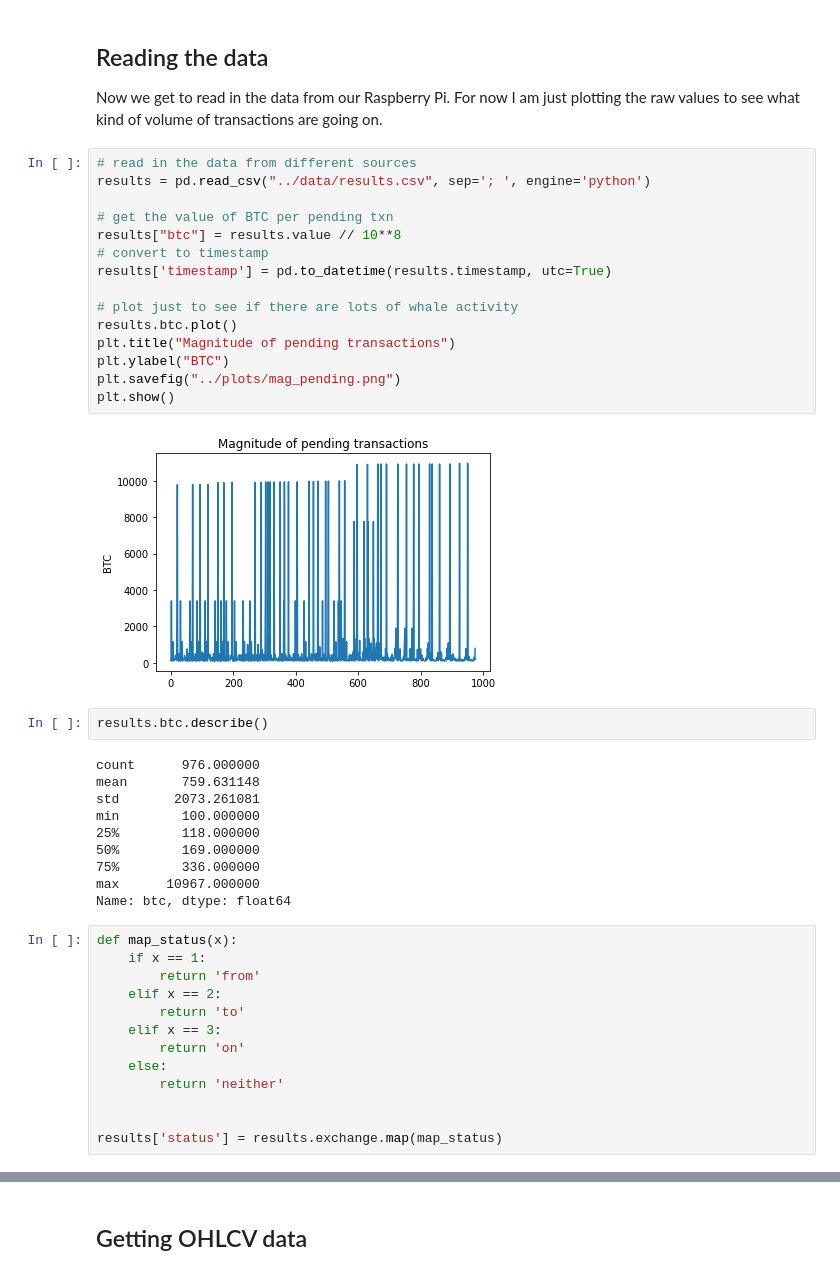
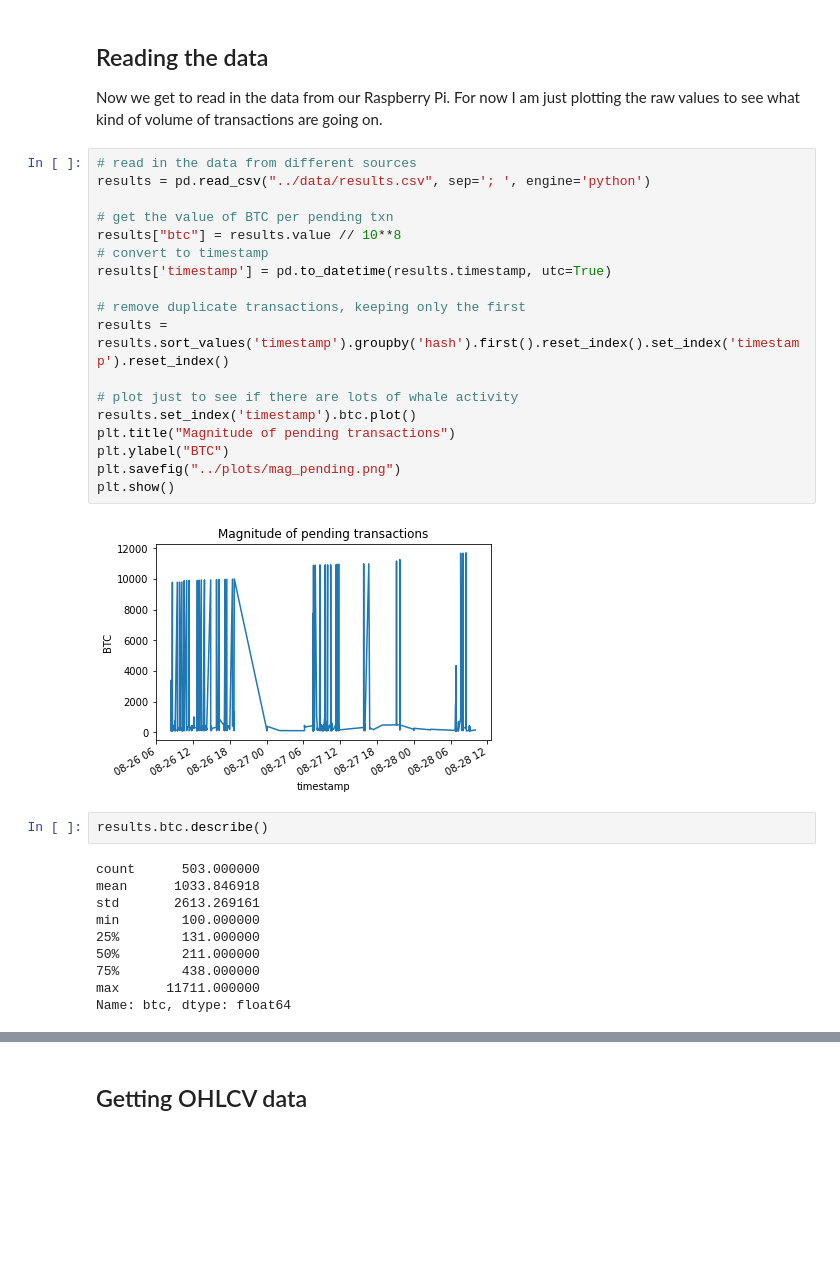
Before and after one commit to amberdata/evan-blog-posts, a Jupyter notebook: txn-mempool/notebooks/1.0-ea-analysis.ipynb, the cells around one changed output, grey strips where cells are left out. Cells and saved outputs as stored; diff of their text form; blank space fills up the shorter version.

```diff
--- a/txn-mempool/notebooks/1.0-ea-analysis.ipynb
+++ b/txn-mempool/notebooks/1.0-ea-analysis.ipynb
@@ -52,42 +52,32 @@ Now we get to read in the data from our Raspberry Pi. For now I am just plotting
 # %%
 # read in the data from different sources
 results = pd.read_csv("../data/results.csv", sep='; ', engine='python')
 
 # get the value of BTC per pending txn
 results["btc"] = results.value // 10**8
 # convert to timestamp
 results['timestamp'] = pd.to_datetime(results.timestamp, utc=True)
 
+# remove duplicate transactions, keeping only the first
+results = results.sort_values('timestamp').groupby('hash').first().reset_index().set_index('timestamp').reset_index()
+
 # plot just to see if there are lots of whale activity
-results.btc.plot()
+results.set_index('timestamp').btc.plot()
 plt.title("Magnitude of pending transactions")
 plt.ylabel("BTC")
 plt.savefig("../plots/mag_pending.png")
 plt.show()
 # %% [output]
-[figure, old version]
+[figure, new version]
 # %%
 results.btc.describe()
 # %% [output]
-count      976.000000
-mean       759.631148
-std       2073.261081
+count      503.000000
+mean      1033.846918
+std       2613.269161
 min        100.000000
-25%        118.000000
-50%        169.000000
-75%        336.000000
-max      10967.000000
+25%        131.000000
+50%        211.000000
+75%        438.000000
+max      11711.000000
 Name: btc, dtype: float64
-# %%
-def map_status(x):
-    if x == 1:
-        return 'from'
-    elif x == 2:
-        return 'to'
-    elif x == 3:
-        return 'on'
-    else:
-        return 'neither'
-
-
-results['status'] = results.exchange.map(map_status)
```
Also changed, not shown: parts of 24 cells of this notebook, 16 other files.
